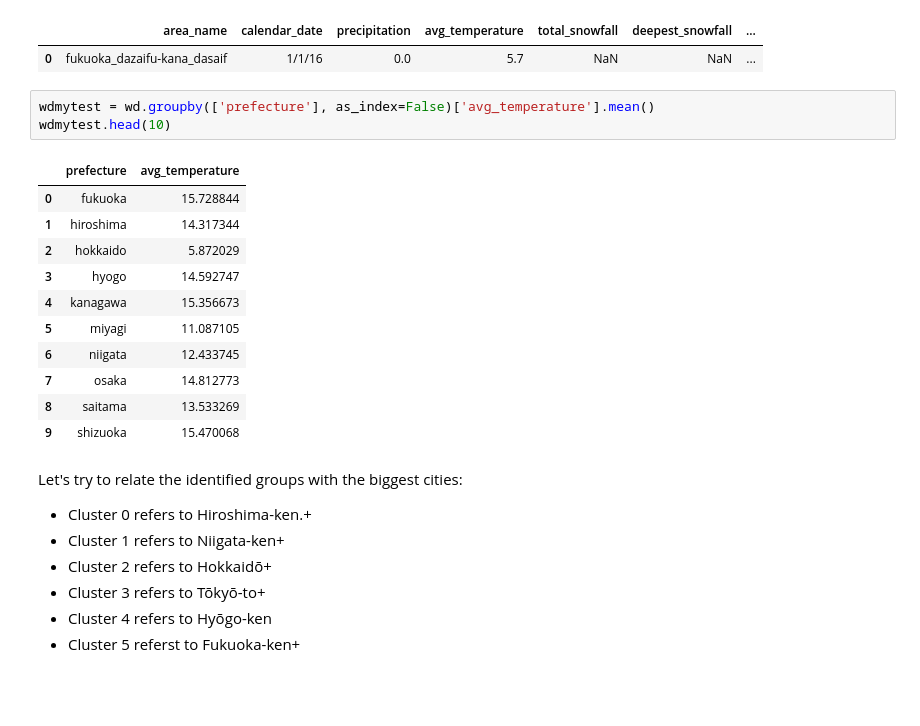
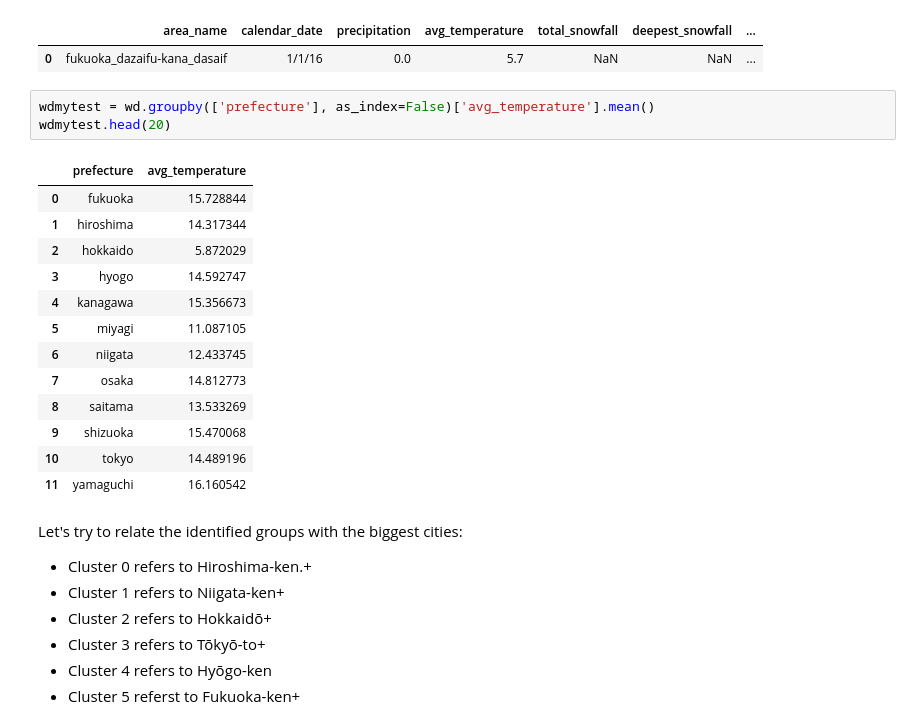
Before and after one commit to galiii/Recruit-Restaurant-Visitor-Forecasting1, a Jupyter notebook: eda/Data engineering.ipynb, the cells around one changed output. Cells and saved outputs as stored; diff of their text form; blank space fills up the shorter version.

```diff
--- a/eda/Data engineering.ipynb
+++ b/eda/Data engineering.ipynb
@@ -710,19 +743,21 @@ wd.head(1)
 | 0 | fukuoka_dazaifu-kana_dasaif | 1/1/16 | 0.0 | 5.7 | NaN | NaN | ... |
 # %%
 wdmytest = wd.groupby(['prefecture'], as_index=False)['avg_temperature'].mean()
-wdmytest.head(10)
+wdmytest.head(20)
 # %% [output]
 |  | prefecture | avg_temperature |
 | 0 | fukuoka | 15.728844 |
 | 1 | hiroshima | 14.317344 |
 | 2 | hokkaido | 5.872029 |
 | 3 | hyogo | 14.592747 |
 | 4 | kanagawa | 15.356673 |
 | 5 | miyagi | 11.087105 |
 | 6 | niigata | 12.433745 |
 | 7 | osaka | 14.812773 |
 | 8 | saitama | 13.533269 |
 | 9 | shizuoka | 15.470068 |
+| 10 | tokyo | 14.489196 |
+| 11 | yamaguchi | 16.160542 |
 # %% [markdown]
 Let's try to relate the identified groups with the biggest cities:
 
```
Also changed, not shown: parts of 7 cells of this notebook, 2 other files.
